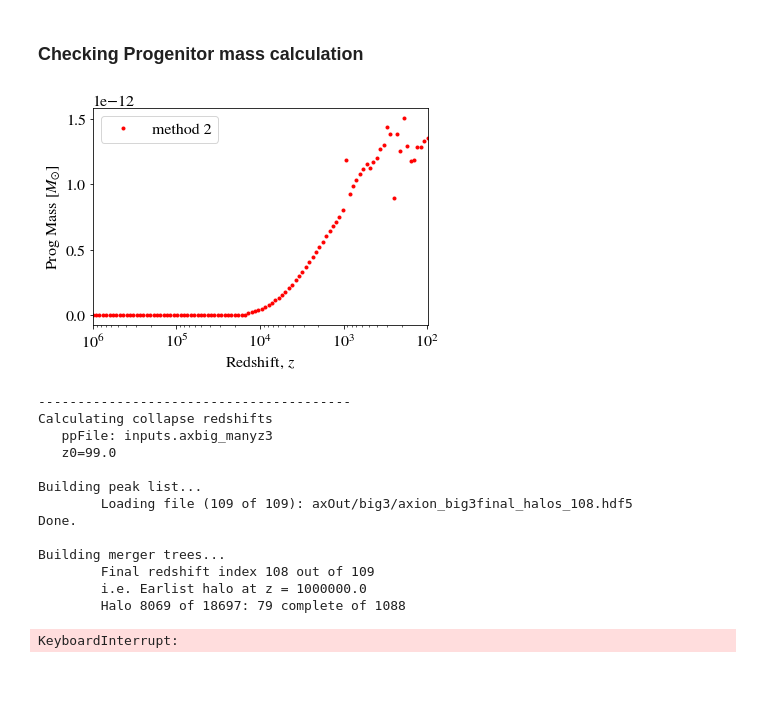
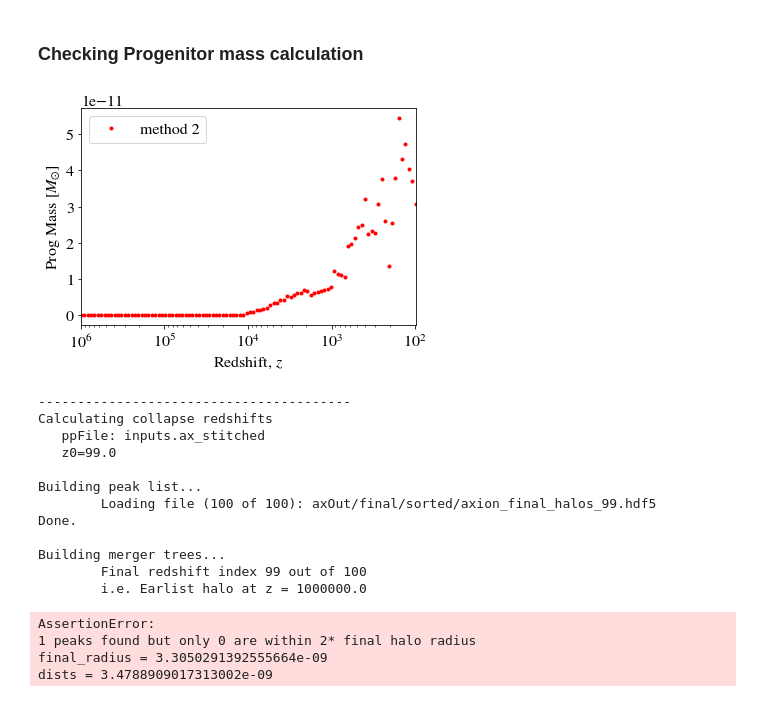
Before and after one commit to David-Ellis/m3p_merger, a Jupyter notebook: MergerTree.ipynb, the cells around one changed output. Drawn from its saved outputs; the diff is of its cells as text; code cells hidden in the pictures.

```diff
--- a/MergerTree.ipynb
+++ b/MergerTree.ipynb
@@ -95,31 +88,27 @@ Got to here
 # %%
 importlib.reload(m3p_merger)
 ppFile = "inputs.ax_stitched"
 
-halo_index = 488
+halo_index = 185
 
 f = 0.01
-# peak_list_main, boxsize = m3p_merger.MakePeakList(ppFile,startIndex = 0, massType = "normal")
-# out = m3p_merger.BuildMergerTree2(peak_list_main, ppFile, final_halos_indicies = halo_index)
-# zCol, ProgMass, z = m3p_merger.FindCollapseRedshift(out[0], f, ppFile,startIndex = 0, interp = "None")
-# plt.semilogx(z, ProgMass, 'b.', ms=6, label = "method 1")
 
 peak_list_main, boxsize = m3p_merger.MakePeakList(ppFile,startIndex = 0, massType = "unstripped")
 out = m3p_merger.BuildMergerTree2(peak_list_main, ppFile, final_halos_indicies = halo_index)
 zCol, ProgMass, z = m3p_merger.FindCollapseRedshift(out[0], f, ppFile,startIndex = 0, interp = "None")
 plt.semilogx(z, ProgMass, 'r.', ms=6, label ="method 2")
 
 plt.legend(loc=2)
 plt.xlim(max(z), min(z))
 plt.ylabel("Prog Mass [$M_{\odot}$]")
 plt.xlabel("Redshift, $z$")
 
 np.save("./FinalGraphs/Data/MassGrowth.npy", [z, ProgMass, zCol])
 # %% [output]
-[figure, old version]
+[figure, new version]
 # %%
 importlib.reload(m3p_merger)
-ppFile = "inputs.axbig_manyz3"
+ppFile = "inputs.ax_stitched"
 
 frac = 0.01
 startIndicies = [0]
@@ -164,15 +153,17 @@ for i, startIndex in enumerate(startIndicies):
 # %% [output]
 ----------------------------------------
 Calculating collapse redshifts
-   ppFile: inputs.axbig_manyz3
+   ppFile: inputs.ax_stitched
    z0=99.0
 
 Building peak list...
-        Loading file (109 of 109): axOut/big3/axion_big3final_halos_108.hdf5
+        Loading file (100 of 100): axOut/final/sorted/axion_final_halos_99.hdf5
 Done.
 
 Building merger trees...
-        Final redshift index 108 out of 109
+        Final redshift index 99 out of 100
         i.e. Earlist halo at z = 1000000.0
-        Halo 8069 of 18697: 79 complete of 1088
-KeyboardInterrupt:
+AssertionError:
+1 peaks found but only 0 are within 2* final halo radius
+final_radius = 3.3050291392555664e-09
+dists = 3.4788909017313002e-09
```
Also changed, not shown: parts of 1 cell of this notebook, 1 other file.
